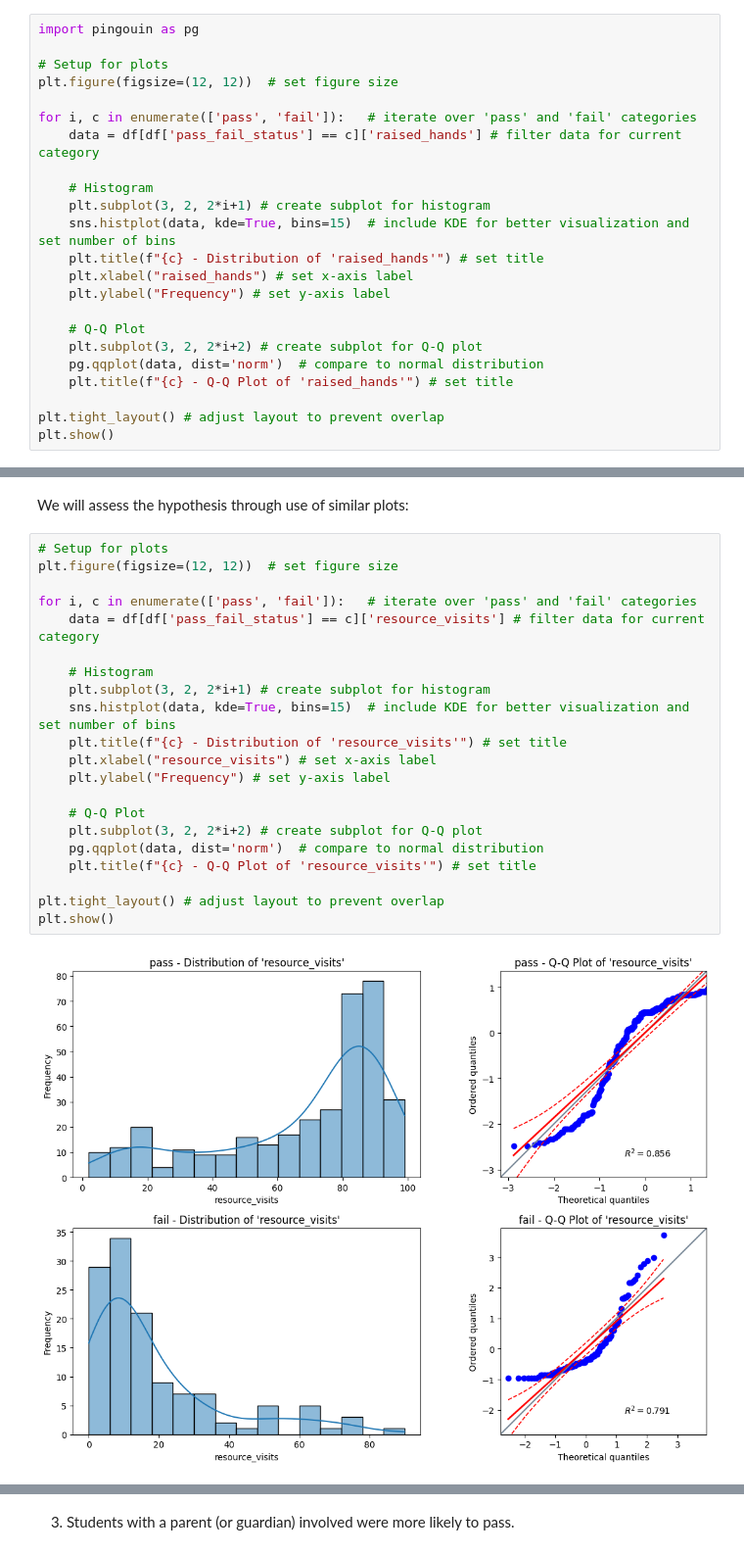
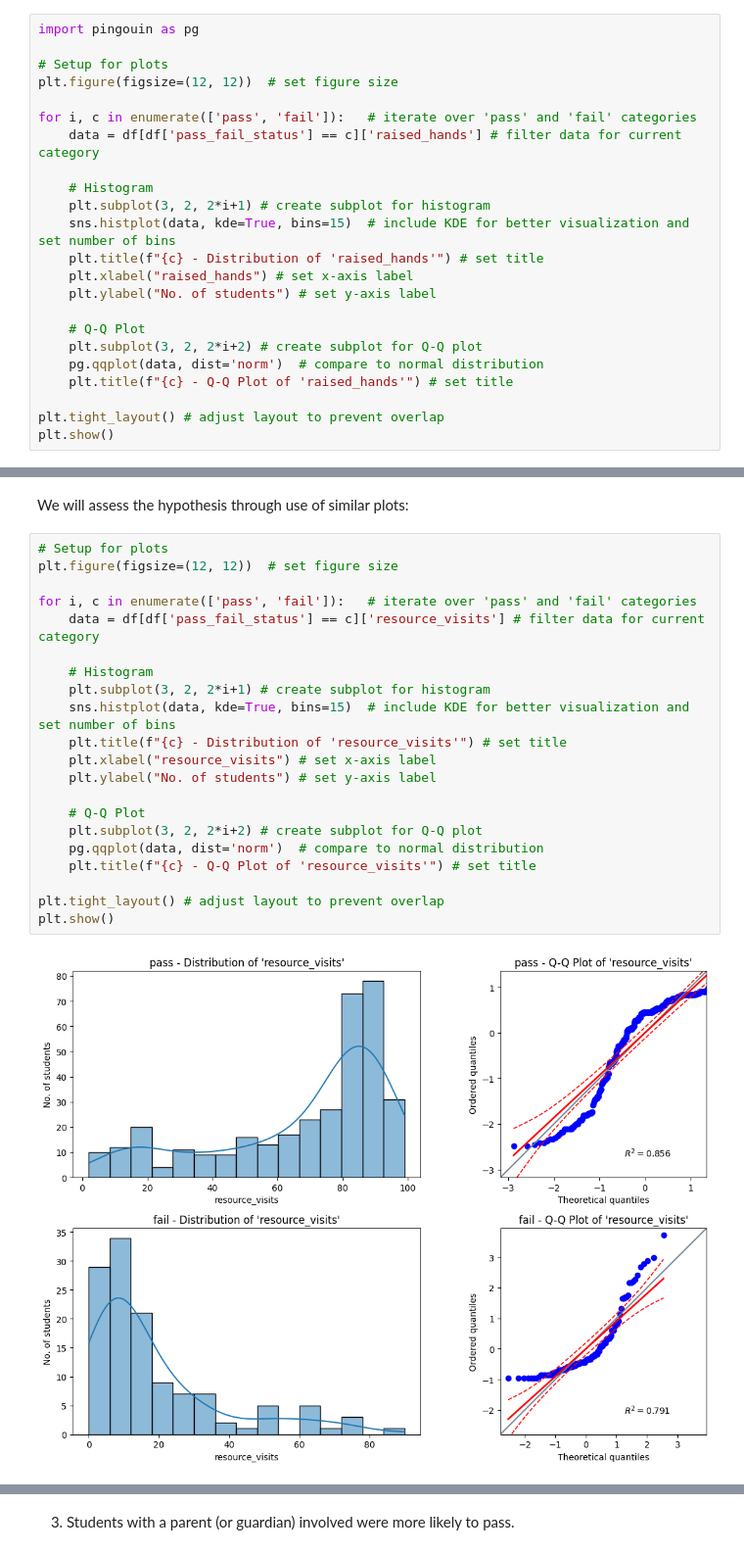
Before and after one commit to 8osco/academic_performance_analysis, a Jupyter notebook: jupyter_notebooks/3_hypothesis_testing.ipynb, the cells around one changed output, grey strips where cells are left out. Shown at 98% size. Cells and saved outputs as stored; diff of their text form.

```diff
--- a/jupyter_notebooks/3_hypothesis_testing.ipynb
+++ b/jupyter_notebooks/3_hypothesis_testing.ipynb
@@ -91,7 +97,7 @@ for i, c in enumerate(['pass', 'fail']):   # iterate over 'pass' and 'fail' cate
     sns.histplot(data, kde=True, bins=15)  # include KDE for better visualization and set number of bins
     plt.title(f"{c} - Distribution of 'raised_hands'") # set title
     plt.xlabel("raised_hands") # set x-axis label
-    plt.ylabel("Frequency") # set y-axis label
+    plt.ylabel("No. of students") # set y-axis label
 
     # Q-Q Plot
     plt.subplot(3, 2, 2*i+2) # create subplot for Q-Q plot
@@ -159,24 +165,24 @@ We will assess the hypothesis through use of similar plots:
 # %%
 # Setup for plots
 plt.figure(figsize=(12, 12))  # set figure size
 
 for i, c in enumerate(['pass', 'fail']):   # iterate over 'pass' and 'fail' categories
     data = df[df['pass_fail_status'] == c]['resource_visits'] # filter data for current category
 
     # Histogram
     plt.subplot(3, 2, 2*i+1) # create subplot for histogram
     sns.histplot(data, kde=True, bins=15)  # include KDE for better visualization and set number of bins
     plt.title(f"{c} - Distribution of 'resource_visits'") # set title
     plt.xlabel("resource_visits") # set x-axis label
-    plt.ylabel("Frequency") # set y-axis label
+    plt.ylabel("No. of students") # set y-axis label
 
     # Q-Q Plot
     plt.subplot(3, 2, 2*i+2) # create subplot for Q-Q plot
     pg.qqplot(data, dist='norm')  # compare to normal distribution
     plt.title(f"{c} - Q-Q Plot of 'resource_visits'") # set title
 
 plt.tight_layout() # adjust layout to prevent overlap
 plt.show()
 # %% [output]
-[figure, old version]
+[figure, new version]
 # %% [markdown]
```
Also changed, not shown: parts of 31 cells of this notebook, 1 other file.
